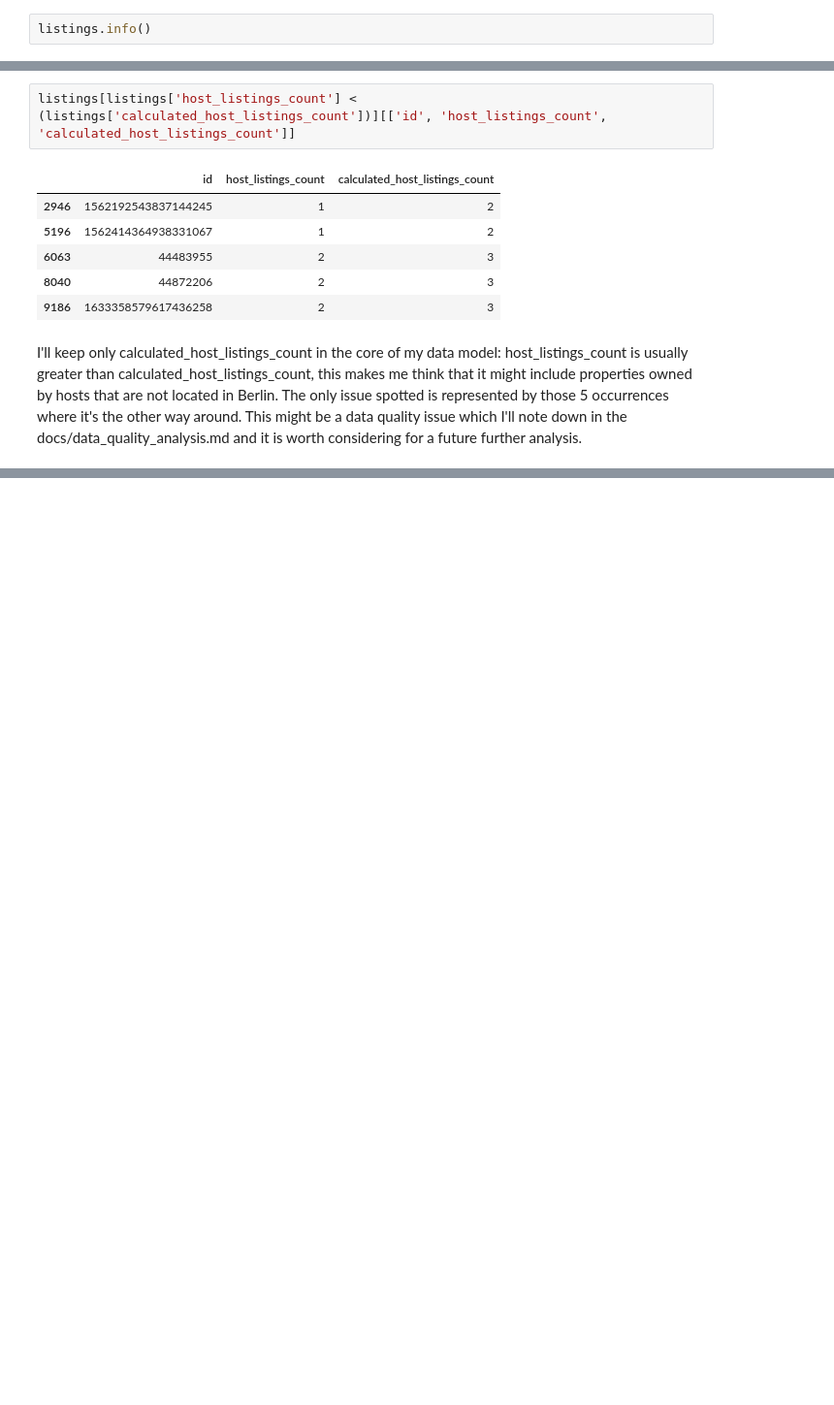
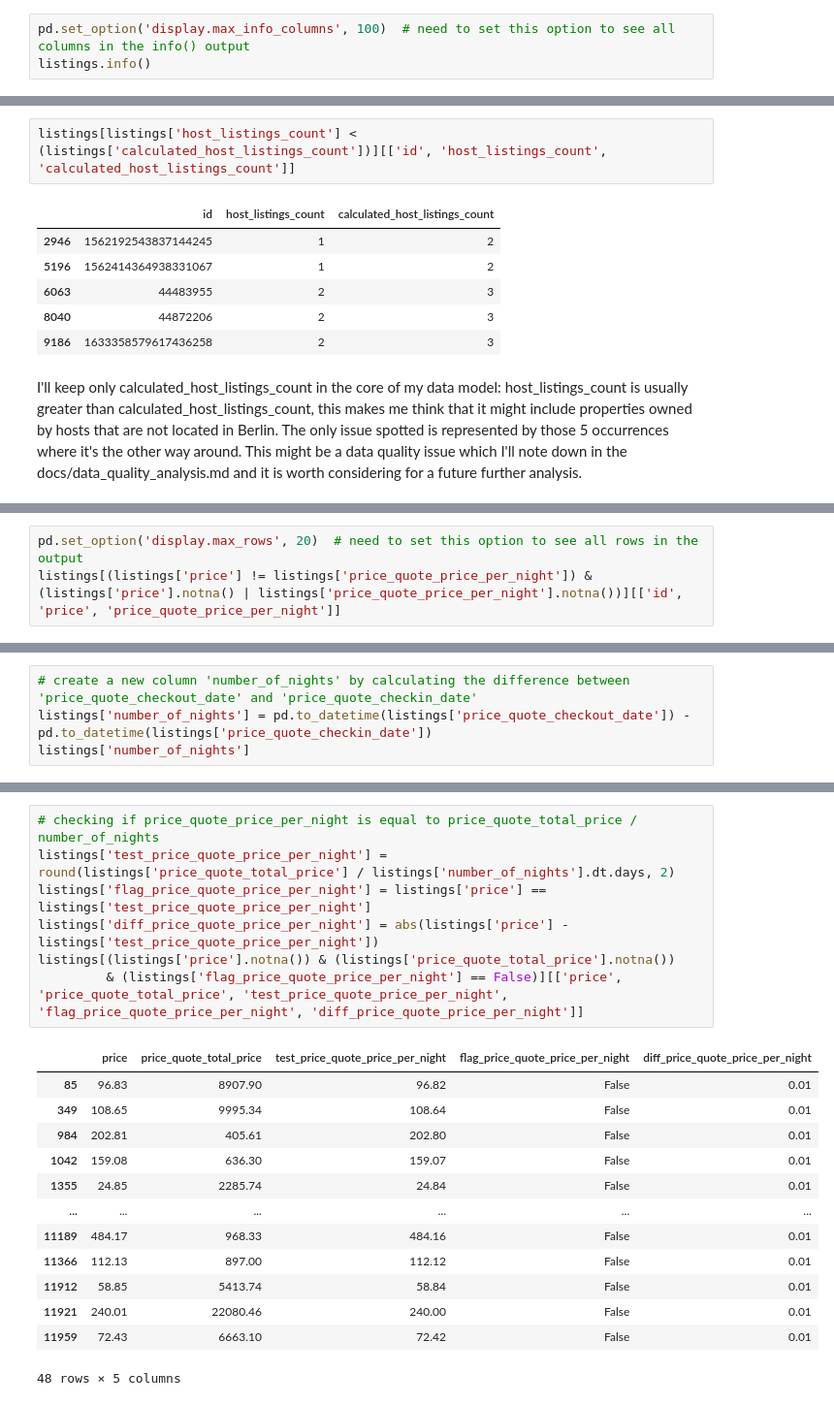
Before and after one commit to admcesareniccolo/airbnb-berlin, a Jupyter notebook: notebooks/01_exploration.ipynb, the cells around one changed output, grey strips where cells are left out. Shown at 97% size. Cells and saved outputs as stored; diff of their text form; blank space fills up the shorter version.

Commit message:
Finalized notebook analysis on listings.csv

```diff
--- a/notebooks/01_exploration.ipynb
+++ b/notebooks/01_exploration.ipynb
@@ -23,4 +28,5 @@ listings.head(2)
 # %%
+pd.set_option('display.max_info_columns', 100)  # need to set this option to see all columns in the info() output
 listings.info()
 # %% [output]
 <class 'pandas.DataFrame'>
@@ -304,0 +314,3 @@ This might be a data quality issue which I'll note down in the docs/data_quality
+# %%
+pd.set_option('display.max_rows', 20)  # need to set this option to see all rows in the output
+listings[(listings['price'] != listings['price_quote_price_per_night']) & (listings['price'].notna() | listings['price_quote_price_per_night'].notna())][['id', 'price', 'price_quote_price_per_night']]
@@ -304,0 +351,4 @@ This might be a data quality issue which I'll note down in the docs/data_quality
+# %%
+# create a new column 'number_of_nights' by calculating the difference between 'price_quote_checkout_date' and 'price_quote_checkin_date'
+listings['number_of_nights'] = pd.to_datetime(listings['price_quote_checkout_date']) - pd.to_datetime(listings['price_quote_checkin_date'])
+listings['number_of_nights']
@@ -304,0 +368,21 @@ This might be a data quality issue which I'll note down in the docs/data_quality
+# %%
+# checking if price_quote_price_per_night is equal to price_quote_total_price / number_of_nights
+listings['test_price_quote_price_per_night'] = round(listings['price_quote_total_price'] / listings['number_of_nights'].dt.days, 2)
+listings['flag_price_quote_price_per_night'] = listings['price'] == listings['test_price_quote_price_per_night']
+listings['diff_price_quote_price_per_night'] = abs(listings['price'] - listings['test_price_quote_price_per_night'])
+listings[(listings['price'].notna()) & (listings['price_quote_total_price'].notna())
+         & (listings['flag_price_quote_price_per_night'] == False)][['price', 'price_quote_total_price', 'test_price_quote_price_per_night', 'flag_price_quote_price_per_night', 'diff_price_quote_price_per_night']]
+# %% [output]
+|  | price | price_quote_total_price | test_price_quote_price_per_night | flag_price_quote_price_per_night | diff_price_quote_price_per_night |
+| 85 | 96.83 | 8907.90 | 96.82 | False | 0.01 |
+| 349 | 108.65 | 9995.34 | 108.64 | False | 0.01 |
+| 984 | 202.81 | 405.61 | 202.80 | False | 0.01 |
+| 1042 | 159.08 | 636.30 | 159.07 | False | 0.01 |
+| 1355 | 24.85 | 2285.74 | 24.84 | False | 0.01 |
+| ... | ... | ... | ... | ... | ... |
+| 11189 | 484.17 | 968.33 | 484.16 | False | 0.01 |
+| 11366 | 112.13 | 897.00 | 112.12 | False | 0.01 |
+| 11912 | 58.85 | 5413.74 | 58.84 | False | 0.01 |
+| 11921 | 240.01 | 22080.46 | 240.00 | False | 0.01 |
+| 11959 | 72.43 | 6663.10 | 72.42 | False | 0.01 |
+48 rows × 5 columns
```
Also changed, not shown: parts of 26 cells of this notebook.
